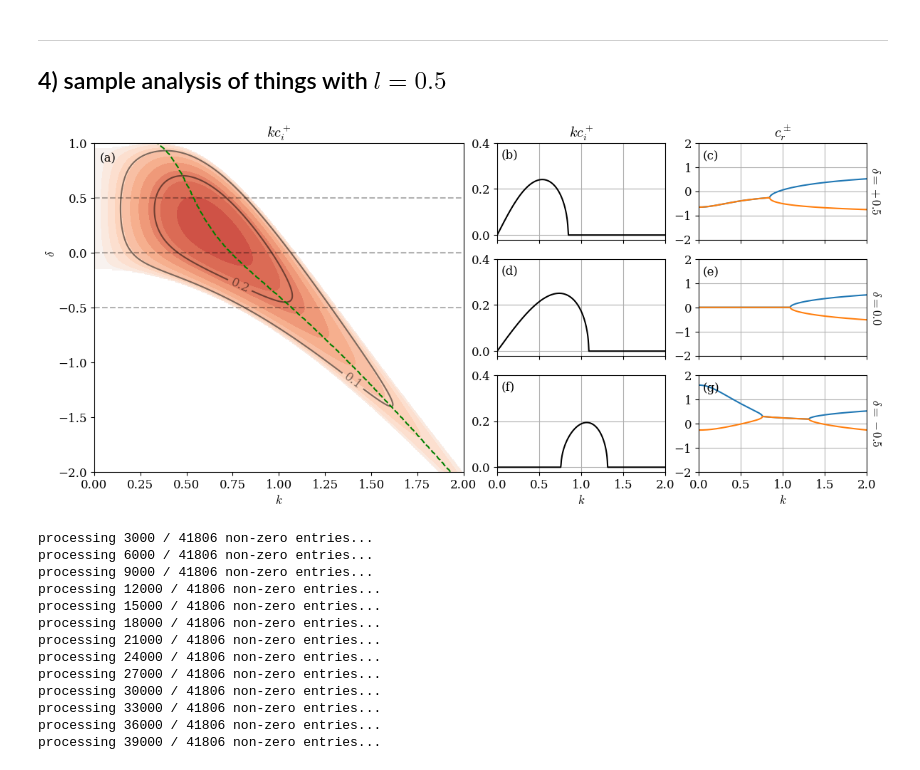
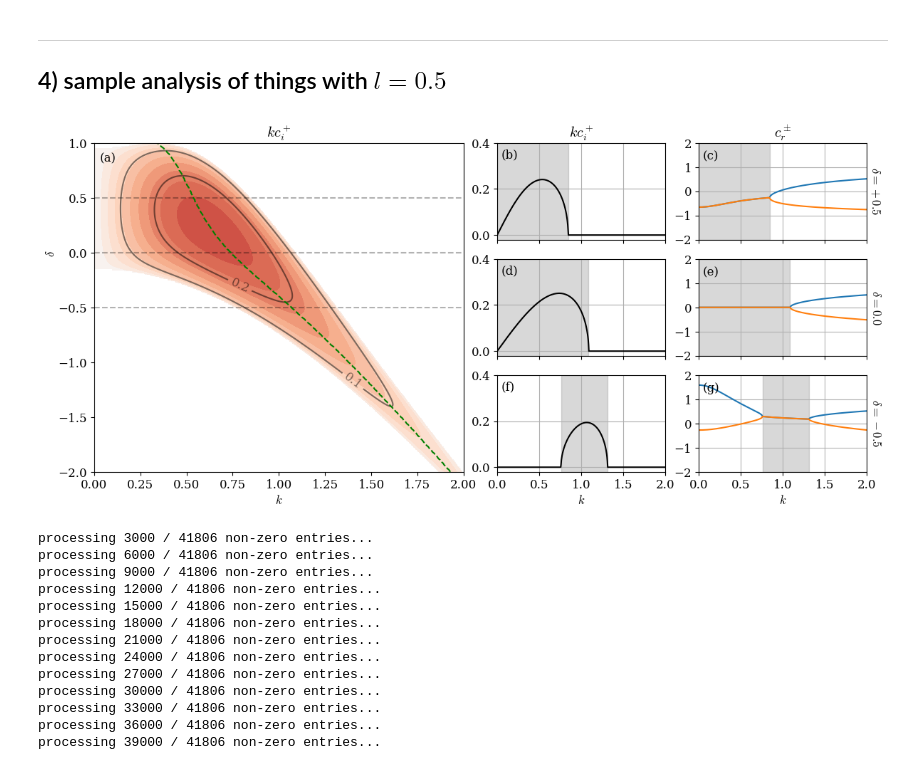
Before and after one commit to julianmak/julianmak.github.io, a Jupyter notebook: files/Eady/Eady_analysis.ipynb, the cells around one changed output. Cells and saved outputs as stored; diff of their text form; code cells hidden in the pictures.

```diff
--- a/files/Eady/Eady_analysis.ipynb
+++ b/files/Eady/Eady_analysis.ipynb
@@ -1204,6 +1223,8 @@ delta_pos_ind = np.where(delta_vec==+0.5)[0][0]
 
 ax = plt.subplot2grid((3, 4), (0, 2))
 ax.plot(k_vec, growth[:, delta_pos_ind], "k", label=r"$kc_{+,i}$")
+k_shade_ind = np.where(growth[:, delta_pos_ind] > 0)[0]
+ax.axvspan(k_vec[k_shade_ind[0]], k_vec[k_shade_ind[-1]], color='gray', alpha=0.3)
 ax.set_xlim((0, 2))
 ax.set_ylim((-0.02, 0.4))
 ax.set_xticklabels([])
@@ -1212,6 +1233,8 @@ ax.grid()
 ax.text(0.05, 0.335, r"(b)")
 ax = plt.subplot2grid((3, 4), (1, 2))
 ax.plot(k_vec, growth[:, delta_zero_ind], "k", label=r"$kc_{+,i}$")
+k_shade_ind = np.where(growth[:, delta_zero_ind] > 0)[0]
+ax.axvspan(k_vec[k_shade_ind[0]], k_vec[k_shade_ind[-1]], color='gray', alpha=0.3)
 ax.set_xlim((0, 2))
 ax.set_ylim((-0.02, 0.4))
 ax.set_xticklabels([])
@@ -1219,6 +1242,8 @@ ax.grid()
 ax.text(0.05, 0.335, r"(d)")
 ax = plt.subplot2grid((3, 4), (2, 2))
 ax.plot(k_vec, growth[:, delta_neg_ind], "k", label=r"$kc_{+,i}$")
+k_shade_ind = np.where(growth[:, delta_neg_ind] > 0)[0]
+ax.axvspan(k_vec[k_shade_ind[0]], k_vec[k_shade_ind[-1]], color='gray', alpha=0.3)
 ax.set_xlim((0, 2))
 ax.set_ylim((-0.02, 0.4))
 ax.set_xlabel(r"$k$")
@@ -1228,38 +1253,44 @@ ax.text(0.05, 0.335, r"(f)")
 ax = plt.subplot2grid((3, 4), (0, 3))
 ax.plot(k_vec, np.real(c_p[:, delta_pos_ind]), "C0", label=r"$c_{+,r}$")
 ax.plot(k_vec, np.real(c_m[:, delta_pos_ind]), "C1", label=r"$c_{-,r}$")
+k_shade_ind = np.where(growth[:, delta_pos_ind] > 0)[0]
+ax.axvspan(k_vec[k_shade_ind[0]], k_vec[k_shade_ind[-1]], color='gray', alpha=0.3)
 ax.set_xlim((0, 2))
 ax.set_ylim((-2, 2))
 ax.set_xticklabels([])
 ax.yaxis.set_label_position("right")
 ax.set_ylabel(r"$\delta = +0.5$", rotation=-90, labelpad=15)
 ax.set_title(r"$c_r^\pm$")
 ax.grid()
 ax.text(0.05, 1.32, r"(c)")
 ax = plt.subplot2grid((3, 4), (1, 3))
 ax.plot(k_vec, np.real(c_p[:, delta_zero_ind]), "C0", label=r"$c_{+,r}$")
 ax.plot(k_vec, np.real(c_m[:, delta_zero_ind]), "C1", label=r"$c_{-,r}$")
+k_shade_ind = np.where(growth[:, delta_zero_ind] > 0)[0]
+ax.axvspan(k_vec[k_shade_ind[0]], k_vec[k_shade_ind[-1]], color='gray', alpha=0.3)
 ax.set_xlim((0, 2))
 ax.set_ylim((-2, 2))
 ax.set_xticklabels([])
 ax.yaxis.set_label_position("right")
 ax.set_ylabel(r"$\delta = 0.0$", rotation=-90, labelpad=15)
 ax.grid()
 ax.text(0.05, 1.32, r"(e)")
 ax = plt.subplot2grid((3, 4), (2, 3))
 ax.plot(k_vec, np.real(c_p[:, delta_neg_ind]), "C0", label=r"$c_{+,r}$")
 ax.plot(k_vec, np.real(c_m[:, delta_neg_ind]), "C1", label=r"$c_{-,r}$")
+k_shade_ind = np.where(growth[:, delta_neg_ind] > 0)[0]
+ax.axvspan(k_vec[k_shade_ind[0]], k_vec[k_shade_ind[-1]], color='gray', alpha=0.3)
 ax.set_xlim((0, 2))
 ax.set_ylim((-2, 2))
 ax.set_xlabel(r"$k$")
 ax.yaxis.set_label_position("right")
 ax.set_ylabel(r"$\delta = -0.5$", rotation=-90, labelpad=15)
 ax.grid()
 ax.text(0.05, 1.32, r"(g)")
 
 plt.savefig("./growth_rates_cr_l05.pdf", bbox_inches="tight")
 # %% [output]
-[figure, old version]
+[figure, new version]
 # %%
 # generate amplitude and phase (l = 0.5)
 
```
Also changed, not shown: parts of 2 cells of this notebook.
